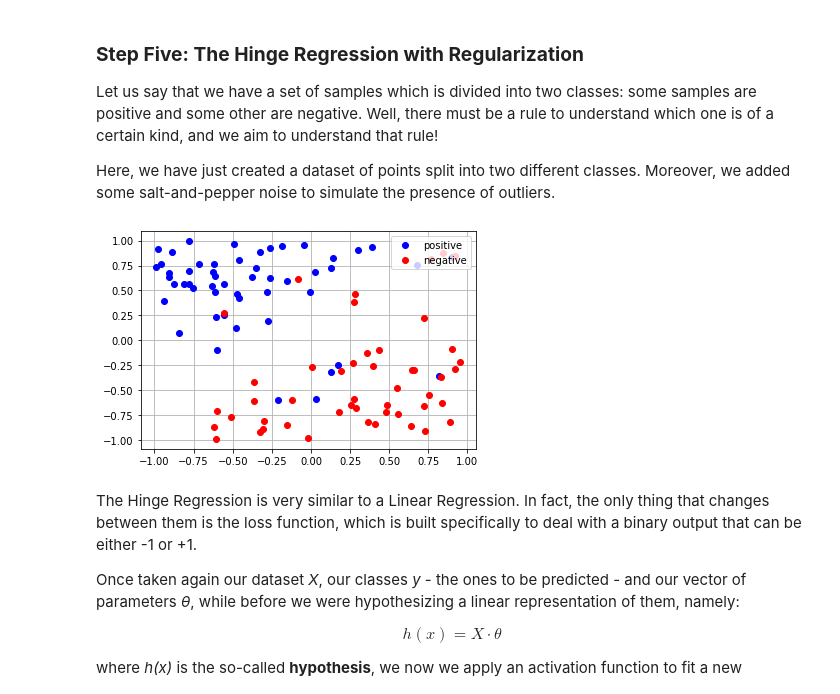
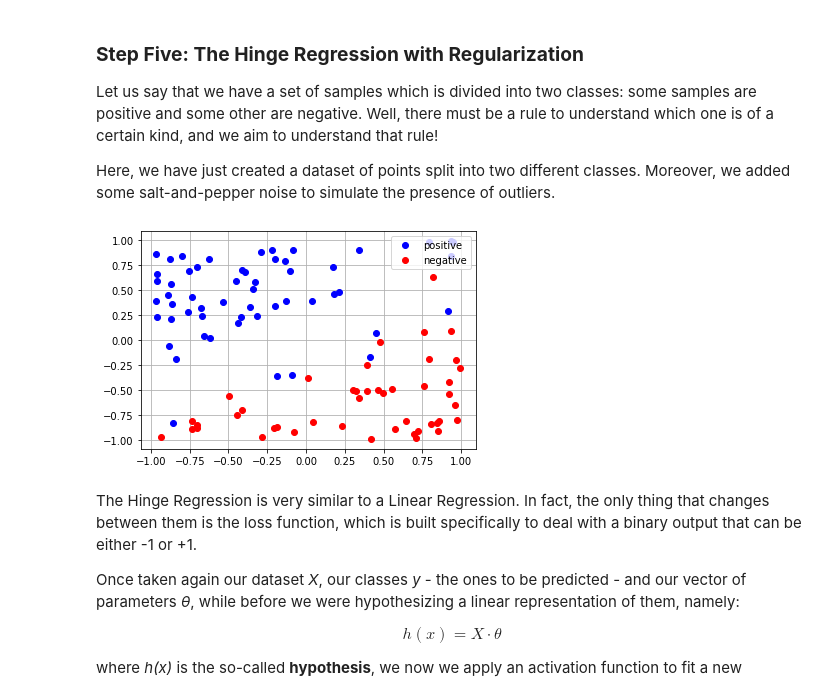
Before and after one commit to giuluck/SupportVectorMagic, a Jupyter notebook: src/Support Vector Magic.ipynb, the cells around one changed output. Drawn from its saved outputs; the diff is of its cells as text; code cells hidden in the pictures.

```diff
--- a/src/Support Vector Magic.ipynb
+++ b/src/Support Vector Magic.ipynb
@@ -479,34 +480,31 @@ Well, there must be a rule to understand which one is of a certain kind, and we
 
 Here, we have just created a dataset of points split into two different classes. Moreover, we added some salt-and-pepper noise to simulate the presence of outliers.
 # %%
-def generate_data(n, hyperplane, probability_factor = 0.25):
-  def compute_class(c):
-    return (np.random.random() < (1 - abs(c)) * probability_factor) ^ (c < 0)
-
+def generate_data(n, hyperplane, dimensions = 2, threshold_factor = 1.0, outlier_factor = 0.5):
   X = []
   y = []
   while len(X) < n:
-    x0, x1 = 2 * np.random.random(2) - 1
-    c = separation_line(x0) - x1
-    if np.random.random() < abs(c):
-      X.append([x0, x1])
-      y.append(compute_class(c))
+    x = 2 * random(dimensions) - 1
+    c = hyperplane(x)
+    if threshold_factor * random() < abs(c):
+      X.append(list(x))
+      y.append((outlier_factor * random() > abs(c)) ^ (c < 0))
   return (np.array(X), np.array(y))
 
 def separation_line(x):
   return x / 2
 
-X, y = generate_data(100, lambda x, y: separation_line(x) - y)
+X, y = generate_data(100, lambda x: separation_line(x[0]) - x[1])
 x0 = X[:, 0]
 x1 = X[:, 1]
 
 plt.plot(x0[y == True], x1[y == True], 'bo', label = 'positive')
 plt.plot(x0[y == False], x1[y == False], 'ro', label = 'negative')
 plt.legend(loc = 'upper right')
 plt.grid()
 plt.show()
 # %% [output]
-[figure, old version]
+[figure, new version]
 # %% [markdown]
 The Hinge Regression is very similar to a Linear Regression. In fact, the only thing that changes between them is the loss function, which is built specifically to deal with a binary output that can be either -1 or +1.
 
```
Also changed, not shown: parts of 16 cells of this notebook.
